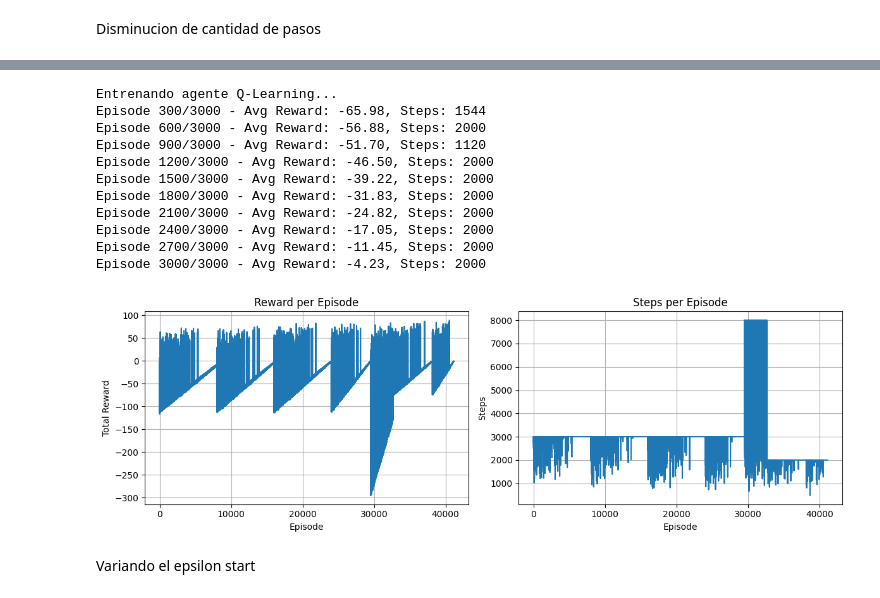
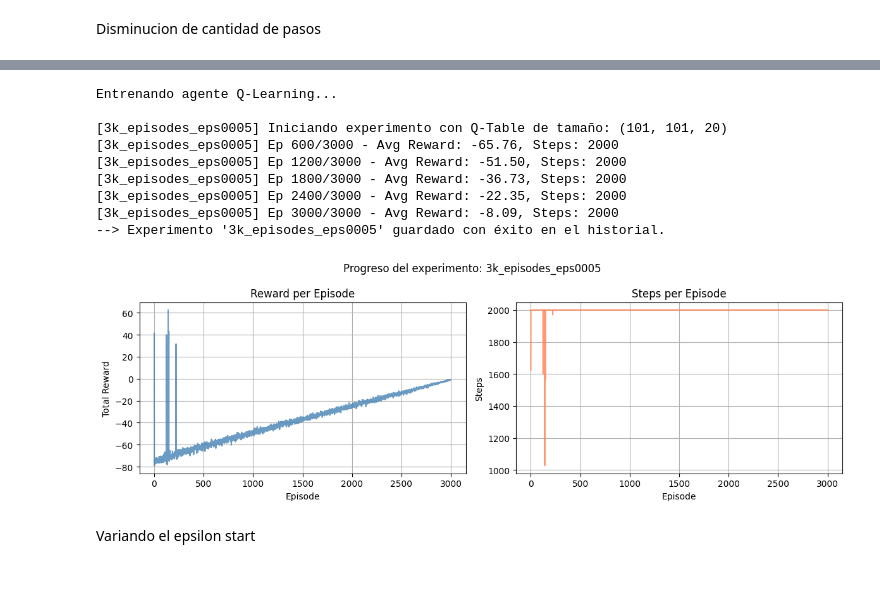
Before and after one commit to Martinabz/Obligatorio-IA-Abzaradel-Olaso-282958-281981-, a Jupyter notebook: Obligatorio Marzo 2026/MountainCarContinuous/continuous_mountain_car.ipynb, the cells around one changed output, grey strips where cells are left out. Cells and saved outputs as stored; diff of their text form; code cells hidden in the pictures.

```diff
--- a/Obligatorio Marzo 2026/MountainCarContinuous/continuous_mountain_car.ipynb
+++ b/Obligatorio Marzo 2026/MountainCarContinuous/continuous_mountain_car.ipynb
@@ -174,0 +144,8 @@ Episode 8000/8000 - Avg Reward: -22.11, Steps: 3000
+# %%
+from q_experiments_manager import ExperimentManager
+
+# 1. Crear el entorno
+env = gym.make('MountainCarContinuous-v0', render_mode='rgb_array')
+
+# 2. Inicializar el mánager de experimentos
+manager = ExperimentManager()
@@ -307,18 +362,21 @@ Episode 8000/8000 - Avg Reward: -9.04, Steps: 3000
 # %%
 env = gym.make('MountainCarContinuous-v0', render_mode='rgb_array')
 print("Entrenando agente Q-Learning...")
-agent.train_agent(
+id_e4 = "5500_episodes_eps0005"
+manager.train_run(
     env,
-    episodes=8000,
+    run_id=id_e4,
+    x_bins=100,
+    vel_bins=100,
+    action_bins=20,
+    episodes=5500,
     alpha=0.05,
     gamma=0.99,
     epsilon_start=0.99,
-    epsilon_end=0.001,
+    epsilon_end=0.0005,
     max_steps=3000
 )
 env.close()
-
-# Visualizar progreso de entrenamiento
-agent.plot_training_history()
+manager.plot_training_history(id_e4)
 # %% [output]
 Entrenando agente Q-Learning...
@@ -396,8 +405,13 @@ Disminucion de cantidad de pasos
 # %%
 env = gym.make('MountainCarContinuous-v0', render_mode='rgb_array')
 print("Entrenando agente Q-Learning...")
-agent.train_agent(
+id_ep1 = "5500_episodes_eps0005_v2"
+manager.train_run(
     env,
+    run_id=id_ep1,
+    x_bins=100,
+    vel_bins=100,
+    action_bins=20,
     episodes=5500,
     alpha=0.05,
     gamma=0.99,
@@ -406,8 +420,6 @@ agent.train_agent(
     max_steps=2000
 )
 env.close()
-
-# Visualizar progreso de entrenamiento
-agent.plot_training_history()
+manager.plot_training_history(id_ep1)
 # %% [output]
 Entrenando agente Q-Learning...
@@ -425,32 +435,33 @@ Episode 5500/5500 - Avg Reward: -4.22, Steps: 2000
 # %%
 env = gym.make('MountainCarContinuous-v0', render_mode='rgb_array')
 print("Entrenando agente Q-Learning...")
-agent.train_agent(
+id_ep2 = "3k_episodes_eps0005"
+manager.train_run(
     env,
+    run_id=id_ep2,
+    x_bins=100,
+    vel_bins=100,
+    action_bins=20,
     episodes=3000,
     alpha=0.05,
     gamma=0.99,
     epsilon_start=0.99,
     epsilon_end=0.0005,
     max_steps=2000
 )
 env.close()
-
-# Visualizar progreso de entrenamiento
-agent.plot_training_history()
+manager.plot_training_history(id_ep2)
 # %% [output]
 Entrenando agente Q-Learning...
-Episode 300/3000 - Avg Reward: -65.98, Steps: 1544
-Episode 600/3000 - Avg Reward: -56.88, Steps: 2000
-Episode 900/3000 - Avg Reward: -51.70, Steps: 1120
-Episode 1200/3000 - Avg Reward: -46.50, Steps: 2000
-Episode 1500/3000 - Avg Reward: -39.22, Steps: 2000
-Episode 1800/3000 - Avg Reward: -31.83, Steps: 2000
-Episode 2100/3000 - Avg Reward: -24.82, Steps: 2000
-Episode 2400/3000 - Avg Reward: -17.05, Steps: 2000
-Episode 2700/3000 - Avg Reward: -11.45, Steps: 2000
-Episode 3000/3000 - Avg Reward: -4.23, Steps: 2000
+
+[3k_episodes_eps0005] Iniciando experimento con Q-Table de tamaño: (101, 101, 20)
+[3k_episodes_eps0005] Ep 600/3000 - Avg Reward: -65.76, Steps: 2000
+[3k_episodes_eps0005] Ep 1200/3000 - Avg Reward: -51.50, Steps: 2000
+[3k_episodes_eps0005] Ep 1800/3000 - Avg Reward: -36.73, Steps: 2000
+[3k_episodes_eps0005] Ep 2400/3000 - Avg Reward: -22.35, Steps: 2000
+[3k_episodes_eps0005] Ep 3000/3000 - Avg Reward: -8.09, Steps: 2000
+--> Experimento '3k_episodes_eps0005' guardado con éxito en el historial.
-[figure, old version]
+[figure, new version]
 # %% [markdown]
 Variando el epsilon start
 # %%
```
Also changed, not shown: parts of 29 cells of this notebook, 3 other files.
